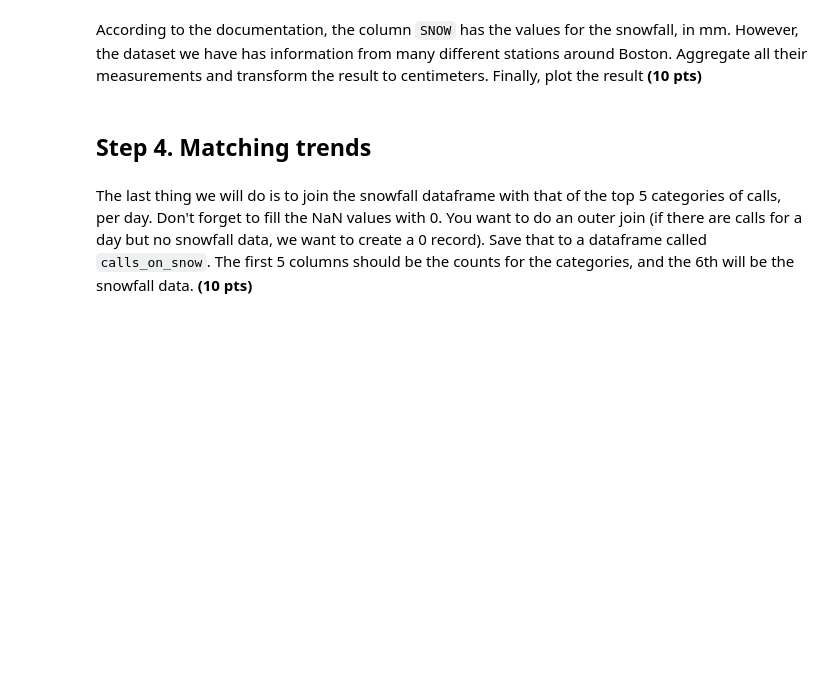
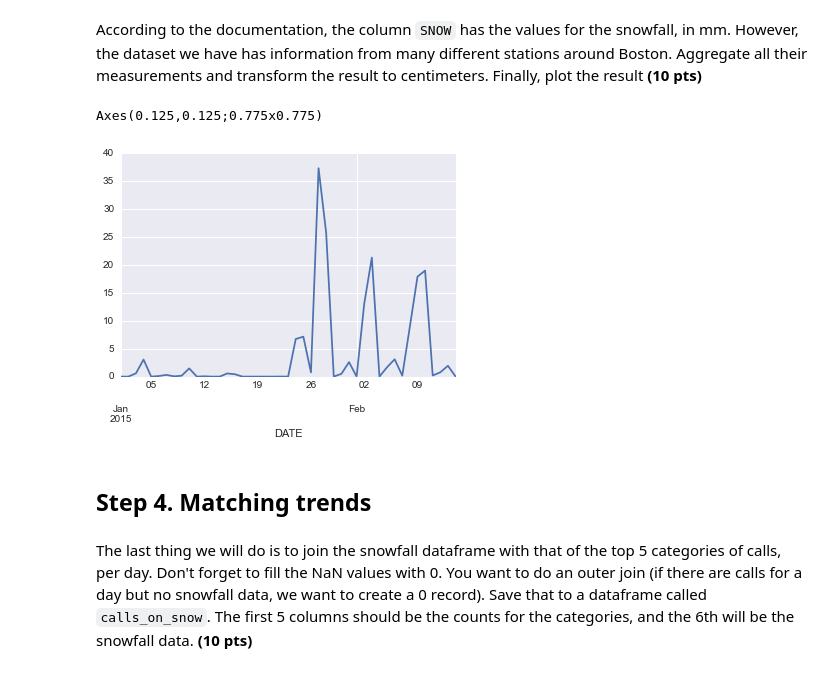
Before and after one commit to thomas1/spring-2015-homeworks, a Jupyter notebook: submissions/Homework-2/2.Pandas-in-Boston.ipynb, the cells around one changed output. Saved outputs shown, nothing was run; the diff lists cells and outputs as text; code cells hidden in the pictures; blank space fills up the shorter version.

```diff
--- a/submissions/Homework-2/2.Pandas-in-Boston.ipynb
+++ b/submissions/Homework-2/2.Pandas-in-Boston.ipynb
@@ -298,3 +338,10 @@ According to the documentation, the column `SNOW` has the values for the snowfal
+# %%
+#Aggregates the mean values of snowfall per date that are positive. /10. changes mm to cm
+df_snow_cm = snow_data.groupby("DATE")["SNOW"].aggregate(lambda x: (x[x>=0].mean()/10.))
+print df_snow_cm.plot()
+# %% [output]
+Axes(0.125,0.125;0.775x0.775)
+[figure, added]
 # %% [markdown]
 ## Step 4. Matching trends
 # %% [markdown]
```
Also changed, not shown: parts of 9 cells of this notebook.
